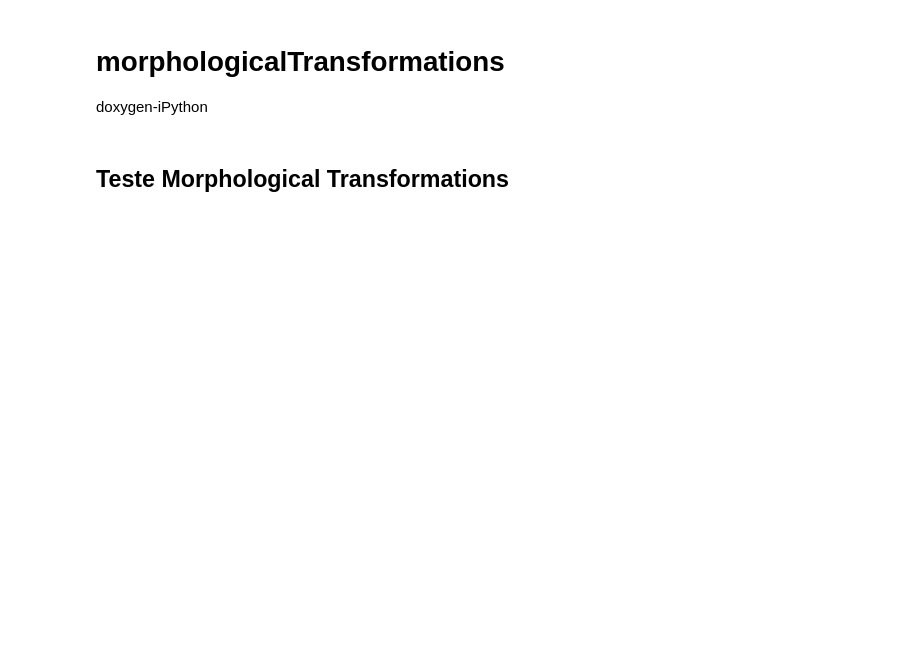
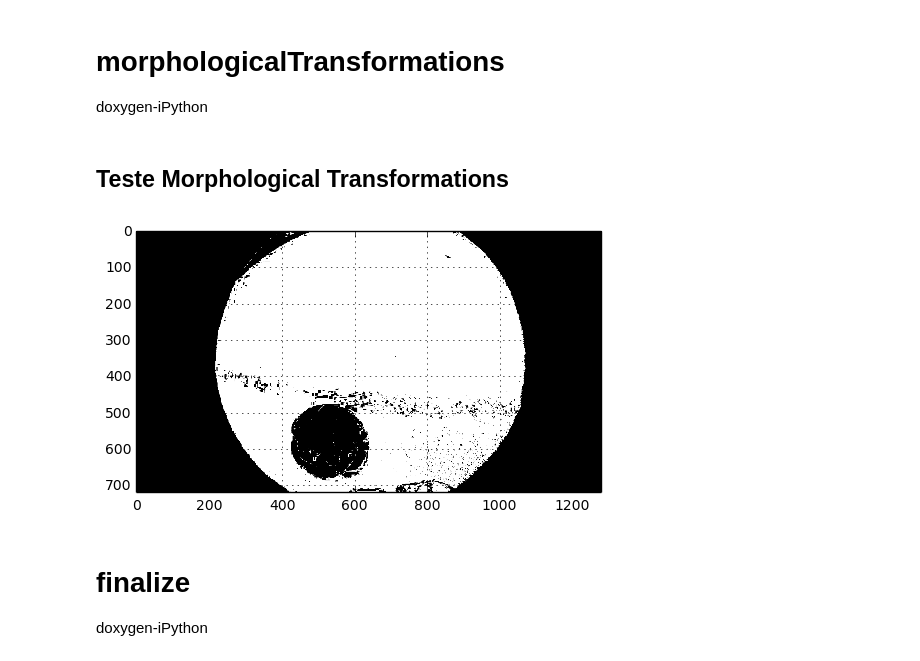
Before and after one commit to RoboFEI/RoboFEI-HT_2019, a Jupyter notebook: AI/Vision/iPython/Morphology.ipynb, the cells around one changed output. Drawn from its saved outputs; the diff is of its cells as text; code cells hidden in the pictures; blank space fills up the shorter version.

```diff
--- a/AI/Vision/iPython/Morphology.ipynb
+++ b/AI/Vision/iPython/Morphology.ipynb
@@ -71,7 +71,7 @@ doxygen-iPython
 #ini-tab -> Criando construtor
 func = 'Closing'
 color = 'Green'
-print 'Classe Morphology' #des-iPython
+print 'Classe Morphology' #debug-iPython
 __func = func
 __color = color
 #edes-iPython super(Morphology, self).__init__(arg, __color, __func)
@@ -82,16 +82,17 @@ if __parameters == -1:
     __parameters = {
         'size_kennel': 1,
         'interaction': 1,
-        'morphological': 3
+        'morphological': 3,
+        'interaction': 1
     }
 
-    __kennel = cv2.getStructuringElement(
-        cv2.MORPH_ELLIPSE,
-        (
-            __parameters['size_kennel'],
-            __parameters['size_kennel']
-        )
+__kennel = cv2.getStructuringElement(
+    cv2.MORPH_ELLIPSE,
+    (
+        __parameters['size_kennel'],
+        __parameters['size_kennel']
     )
+)
 
 #end-tab -> Finalizando construtor
 # %% [output]
@@ -151,23 +151,30 @@ def morphologicalTransformations(mask):
         __parameters['interaction']
     )
     if show == False:
+        return mask
+    else:
         return mask #self-iPython morphologicalTransformations
 # %%
 #ini-iPython
 # %% [markdown]
 ## Teste Morphological Transformations
 # %%
-__parameters['size_kennel'] = 100
-__parameters['interaction'] = 1
+# __parameters['size_kennel'] = 100
+# __parameters['interaction'] = 1
 
-__kennel = cv2.getStructuringElement(
-    cv2.MORPH_ELLIPSE,
-    (
-        __parameters['size_kennel'],
-        __parameters['size_kennel']
-    )
-)
+# __kennel = cv2.getStructuringElement(
+#     cv2.MORPH_ELLIPSE,
+#     (
+#         __parameters['size_kennel'],
+#         __parameters['size_kennel']
+#     )
+# )
 
 mask = morphologicalTransformations(frame.copy())
 imshow(mask)
 #end-iPython
+# %% [output]
+[figure, added]
+# %% [markdown]
+# finalize
+doxygen-iPython
```
Also changed, not shown: parts of 2 cells of this notebook, 12 other files.
